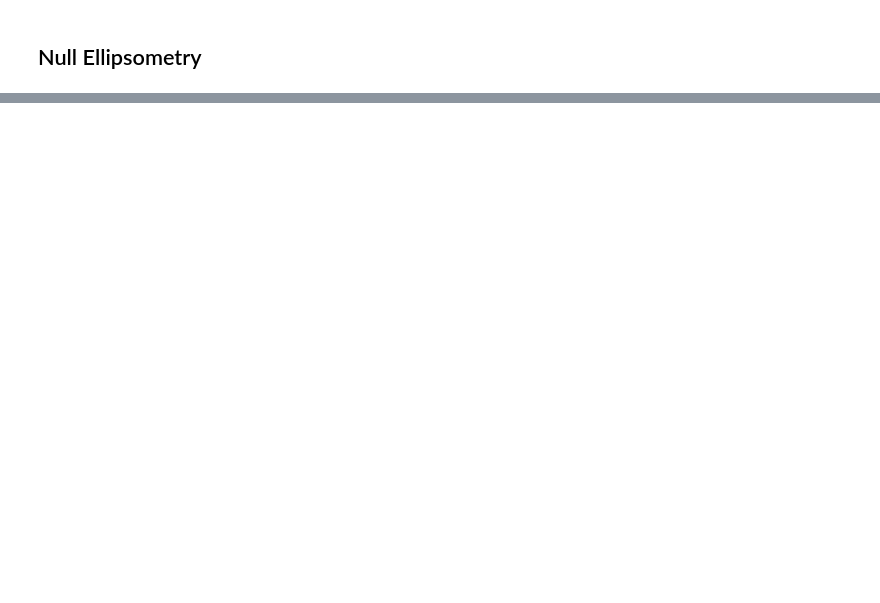
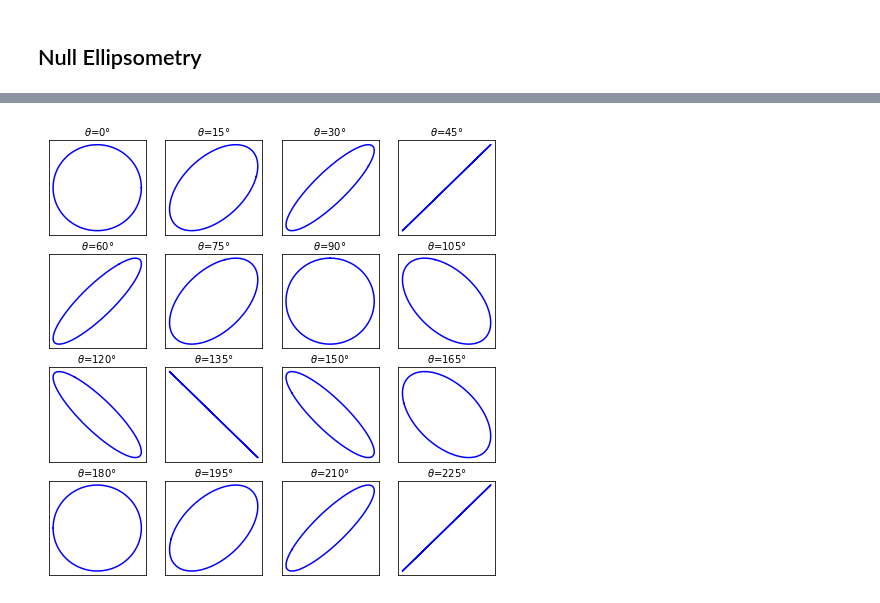
Before and after one commit to scottprahl/pypolar, a Jupyter notebook: docs/10b-Ellipsometry.ipynb, the cells around one changed output, grey strips where cells are left out. Saved outputs shown, nothing was run; the diff lists cells and outputs as text; code cells hidden in the pictures; blank space fills up the shorter version.

Commit message:
finish Null ellipsometry

```diff
--- a/docs/10b-Ellipsometry.ipynb
+++ b/docs/10b-Ellipsometry.ipynb
@@ -394,19 +29,0 @@ ph(0.1)
-# %%
-th = np.linspace(0,np.pi,100)
-plt.plot(np.degrees(th),np.degrees(ph(th)))
-plt.yticks([90,0,-90,-180,-270])
-plt.xticks([0,45,90,135,180])
-plt.grid(True)
-plt.ylabel('Polarization Phase of Exiting Light')
-plt.xlabel('Linear Polarization Angle')
-plt.title('Linearly polarized light passing through a QWP')
-plt.show()
-# %%
-qwp = jones.op_quarter_wave_plate(np.pi/4)
-
-plt.subplots(4,4,figsize=(8,8))
-for i in range(16):
-    theta = np.radians(15*i)
-    pol = jones.field_linear(theta)
-    result = qwp @ pol
-    vis.draw_jones_ellipse(result)
@@ -552,10 +29,0 @@ Quantitatively show that things work out
-# %%
-th = 70
-theta = th*np.pi/180
-m = 1.5 - 2.0j
-print('At and incidence angle of %.1f'%th)
-print('Refractive   Index = {:.3f}'.format(m))
-
-rho = fresnel.ellipsometry_rho(m,theta)
-m2 = fresnel.ellipsometry_index(rho,theta)
-print('Ellipsometry Index = {:.3f} using rho'.format(m2))
@@ -561,0 +40,16 @@ print('Ellipsometry Index = {:.3f} using rho'.format(m2))
+# %%
+qwp = jones.op_quarter_wave_plate(np.pi/4)
+
+plt.subplots(4,4,figsize=(8,8))
+for i in range(16):
+    plt.subplot(4,4,i+1)
+    th = 15*i
+    theta = np.radians(th)
+    pol = jones.field_linear(theta)
+    result = qwp @ pol
+    vis.draw_jones_ellipse(result, simple_plot=True)
+    plt.xticks([])
+    plt.yticks([])
+    plt.text(0,0.85,r"$\theta$=%d°"%th,ha='center')
+# %% [output]
+[figure, added]
```
Also changed, not shown: parts of 64 cells of this notebook, 2 other files.
